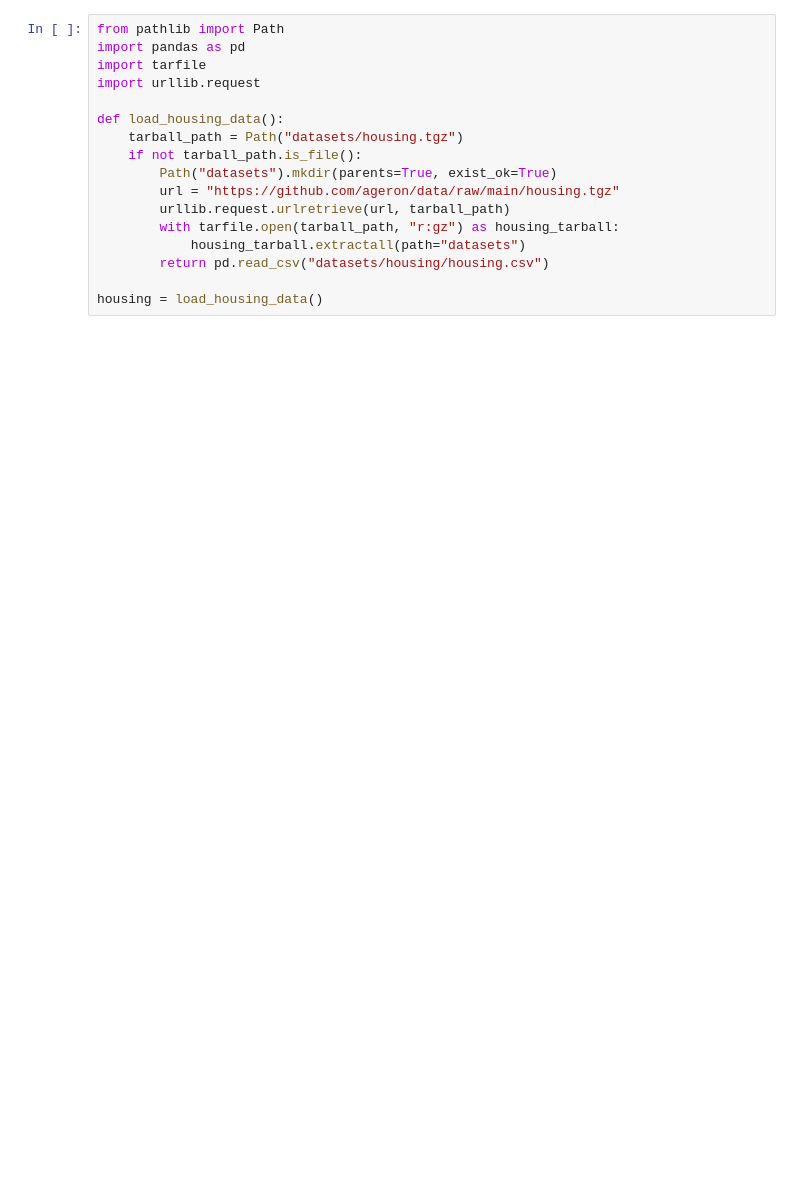
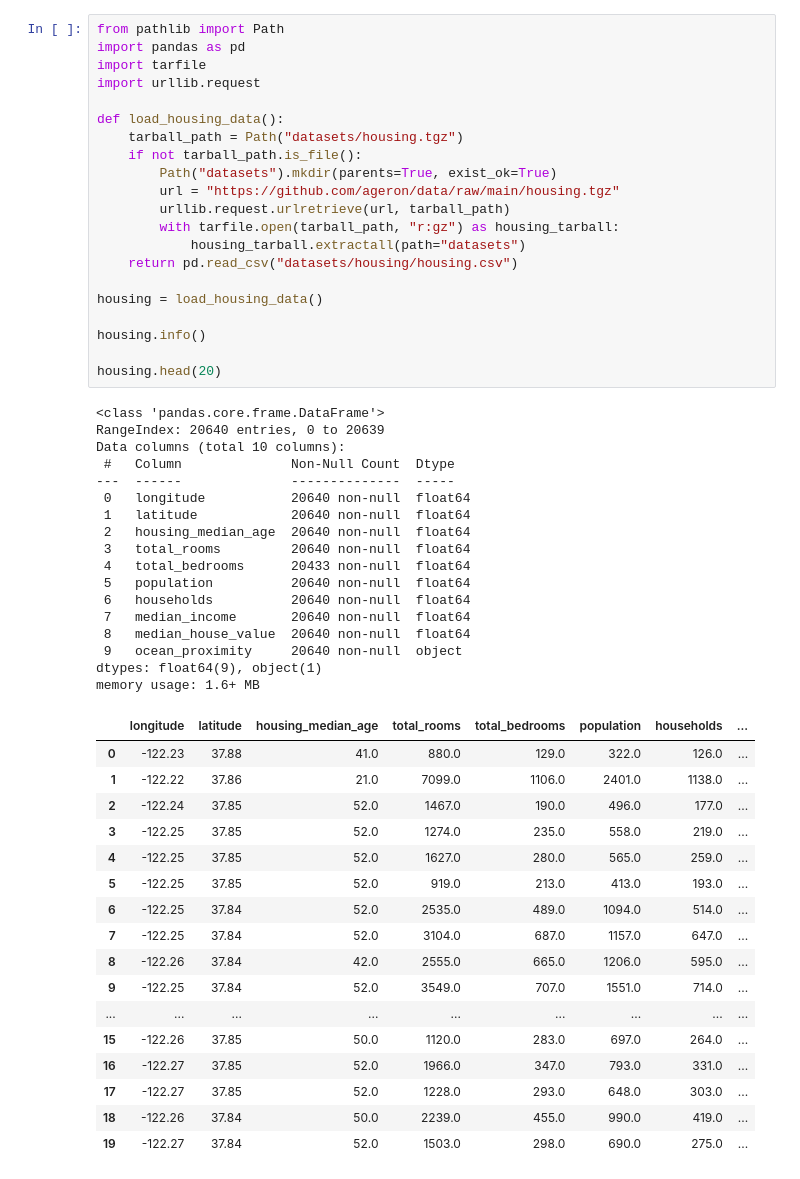
Before and after one commit to mmercan/handson-ml3, a Jupyter notebook: 02_new_project.ipynb, the cells around one changed output. Saved outputs shown, nothing was run; the diff lists cells and outputs as text; blank space fills up the shorter version.

```diff
--- a/02_new_project.ipynb
+++ b/02_new_project.ipynb
@@ -3,17 +3,56 @@
 # %%
 from pathlib import Path
 import pandas as pd
 import tarfile
 import urllib.request
 
 def load_housing_data():
     tarball_path = Path("datasets/housing.tgz")
     if not tarball_path.is_file():
         Path("datasets").mkdir(parents=True, exist_ok=True)
         url = "https://github.com/ageron/data/raw/main/housing.tgz"
         urllib.request.urlretrieve(url, tarball_path)
         with tarfile.open(tarball_path, "r:gz") as housing_tarball:
             housing_tarball.extractall(path="datasets")
-        return pd.read_csv("datasets/housing/housing.csv")
+    return pd.read_csv("datasets/housing/housing.csv")
 
 housing = load_housing_data()
+
+housing.info()
+
+housing.head(20)
+# %% [output]
+<class 'pandas.core.frame.DataFrame'>
+RangeIndex: 20640 entries, 0 to 20639
+Data columns (total 10 columns):
+ #   Column              Non-Null Count  Dtype
+---  ------              --------------  -----
+ 0   longitude           20640 non-null  float64
+ 1   latitude            20640 non-null  float64
+ 2   housing_median_age  20640 non-null  float64
+ 3   total_rooms         20640 non-null  float64
+ 4   total_bedrooms      20433 non-null  float64
+ 5   population          20640 non-null  float64
+ 6   households          20640 non-null  float64
+ 7   median_income       20640 non-null  float64
+ 8   median_house_value  20640 non-null  float64
+ 9   ocean_proximity     20640 non-null  object
+dtypes: float64(9), object(1)
+memory usage: 1.6+ MB
+|  | longitude | latitude | housing_median_age | total_rooms | total_bedrooms | population | households | ... |
+| 0 | -122.23 | 37.88 | 41.0 | 880.0 | 129.0 | 322.0 | 126.0 | ... |
+| 1 | -122.22 | 37.86 | 21.0 | 7099.0 | 1106.0 | 2401.0 | 1138.0 | ... |
+| 2 | -122.24 | 37.85 | 52.0 | 1467.0 | 190.0 | 496.0 | 177.0 | ... |
+| 3 | -122.25 | 37.85 | 52.0 | 1274.0 | 235.0 | 558.0 | 219.0 | ... |
+| 4 | -122.25 | 37.85 | 52.0 | 1627.0 | 280.0 | 565.0 | 259.0 | ... |
+| 5 | -122.25 | 37.85 | 52.0 | 919.0 | 213.0 | 413.0 | 193.0 | ... |
+| 6 | -122.25 | 37.84 | 52.0 | 2535.0 | 489.0 | 1094.0 | 514.0 | ... |
+| 7 | -122.25 | 37.84 | 52.0 | 3104.0 | 687.0 | 1157.0 | 647.0 | ... |
+| 8 | -122.26 | 37.84 | 42.0 | 2555.0 | 665.0 | 1206.0 | 595.0 | ... |
+| 9 | -122.25 | 37.84 | 52.0 | 3549.0 | 707.0 | 1551.0 | 714.0 | ... |
+| ... | ... | ... | ... | ... | ... | ... | ... | ... |
+| 15 | -122.26 | 37.85 | 50.0 | 1120.0 | 283.0 | 697.0 | 264.0 | ... |
+| 16 | -122.27 | 37.85 | 52.0 | 1966.0 | 347.0 | 793.0 | 331.0 | ... |
+| 17 | -122.27 | 37.85 | 52.0 | 1228.0 | 293.0 | 648.0 | 303.0 | ... |
+| 18 | -122.26 | 37.84 | 50.0 | 2239.0 | 455.0 | 990.0 | 419.0 | ... |
+| 19 | -122.27 | 37.84 | 52.0 | 1503.0 | 298.0 | 690.0 | 275.0 | ... |
```
Also changed, not shown: parts of 2 cells of this notebook.
